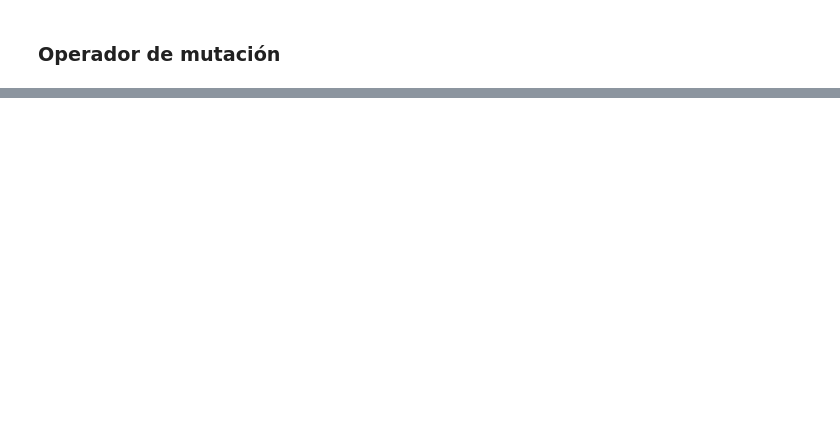
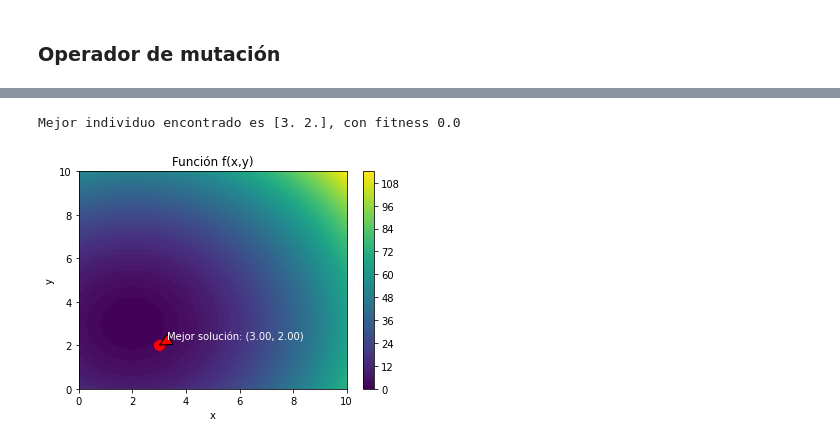
Before and after one commit to igomezv/ComputoEvolutivo, a Jupyter notebook: 6_3_CodificacionReal.ipynb, the cells around one changed output, grey strips where cells are left out. Drawn from its saved outputs; the diff is of its cells as text; code cells hidden in the pictures; blank space fills up the shorter version.

```diff
--- a/6_3_CodificacionReal.ipynb
+++ b/6_3_CodificacionReal.ipynb
@@ -218,0 +134,43 @@ Aptitud: 93.58072473337985
+# %%
+import random
+import numpy as np
+
+# Definición de la función objetivo (función cuadrática)
+def funcion_objetivo(x):
+    x1, x2 = x
+    return (x1 - 3)**2 + (x2 - 2)**2
+
+# Codificación y decodificación de las variables
+def codificar(x, low=-1, high=1):
+    x = np.array(x).flatten()
+    return (x - low) / (high - low)
+
+def decodificar(x, low=-1, high=1):
+    x = np.array(x).flatten()
+    return x * (high - low) + low
+
+# Operador de cruce
+def cruce(parent1, parent2, alpha=0.3):
+    if alpha == None:
+        alpha = random.random()
+        print("alpha", alpha, end="\r")
+    child1 = [alpha*parent1[0] + (1-alpha)*parent2[0], alpha*parent1[1] + (1-alpha)*parent2[1]]
+    child2 = [(1-alpha)*parent1[0] + alpha*parent2[0], (1-alpha)*parent1[1] + alpha*parent2[1]]
+    return child1, child2
+
+# Operador de mutación
+def mutacion(individual, mutation_rate=0.1):
+    for i in range(len(individual)):
+        if random.random() < mutation_rate:
+            individual[i] = random.random()
+    return individual
+
+# Crear la población inicial
+pop_size = 1000
+population = [codificar([random.uniform(0, 10), random.uniform(0, 10)], low=-1, high=1) for _ in range(pop_size)]
+
+# Parámetros del algoritmo genético
+num_generations = 1000
+num_parents = pop_size // 2
+# %% [output]
+Mejor individuo encontrado es [3. 2.], con fitness 0.0
@@ -218,0 +198,36 @@ Aptitud: 93.58072473337985
+# %%
+import numpy as np
+import matplotlib.pyplot as plt
+
+# Definición de la función objetivo (función cuadrática)
+def funcion_objetivo(x1, x2):
+    return (x1 - 3)**2 + (x2 - 2)**2
+
+# Definir el rango de valores para x e y
+x_range = np.linspace(0, 10, 100)
+y_range = np.linspace(0, 10, 100)
+
+# Calcular los valores de z para cada combinación de x e y
+z = np.array([[funcion_objetivo(x, y) for y in y_range] for x in x_range])
+
+# Graficar la función f
+fig, ax = plt.subplots()
+cmap = ax.contourf(x_range, y_range, z, levels=100, cmap='viridis')
+fig.colorbar(cmap)
+
+ax.set_xlabel('x')
+ax.set_ylabel('y')
+ax.set_title('Función f(x,y)')
+
+# Decodificar el mejor individuo encontrado
+best_x, best_y = decode(best_individual)
+
+# Graficar la solución encontrada
+ax.plot(best_x, best_y, 'ro', markersize=10)
+ax.annotate(f'Mejor solución: ({best_x:.2f}, {best_y:.2f})',
+            (best_x, best_y), xytext=(best_x+0.3, best_y+0.3),
+            arrowprops=dict(facecolor='red', shrink=0.05), c="w")
+
+plt.show()
+# %% [output]
+[figure, added]
```
Also changed, not shown: parts of 2 cells of this notebook.
